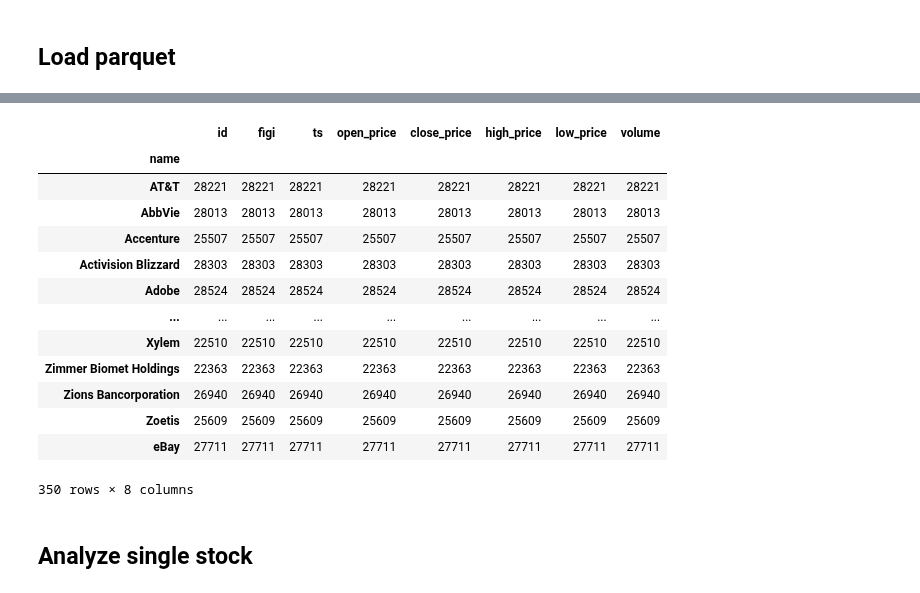
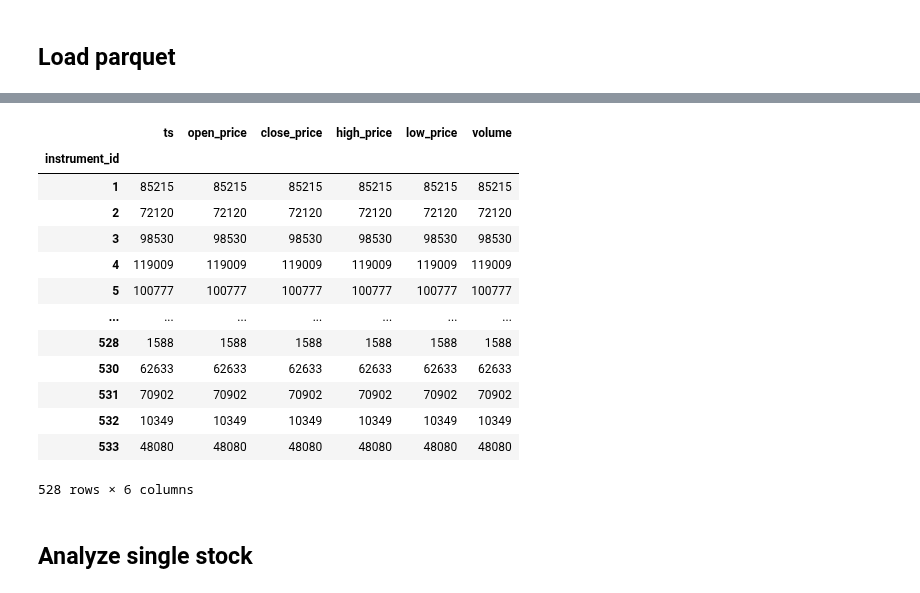
Before and after one commit to crabio/tinkoff-invest-bot, a Jupyter notebook: candles_analyzer/analyze.ipynb, the cells around one changed output, grey strips where cells are left out. Drawn from its saved outputs; the diff is of its cells as text; code cells hidden in the pictures.

```diff
--- a/candles_analyzer/analyze.ipynb
+++ b/candles_analyzer/analyze.ipynb
@@ -23,20 +23,20 @@ df.head()
 # %%
-df.groupby("name").count()
+df.groupby("instrument_id").count()
 # %% [output]
-|  | id | figi | ts | open_price | close_price | high_price | low_price | volume |
-| name |  |  |  |  |  |  |  |  |
-| AT&T | 28221 | 28221 | 28221 | 28221 | 28221 | 28221 | 28221 | 28221 |
-| AbbVie | 28013 | 28013 | 28013 | 28013 | 28013 | 28013 | 28013 | 28013 |
-| Accenture | 25507 | 25507 | 25507 | 25507 | 25507 | 25507 | 25507 | 25507 |
-| Activision Blizzard | 28303 | 28303 | 28303 | 28303 | 28303 | 28303 | 28303 | 28303 |
-| Adobe | 28524 | 28524 | 28524 | 28524 | 28524 | 28524 | 28524 | 28524 |
-| ... | ... | ... | ... | ... | ... | ... | ... | ... |
-| Xylem | 22510 | 22510 | 22510 | 22510 | 22510 | 22510 | 22510 | 22510 |
-| Zimmer Biomet Holdings | 22363 | 22363 | 22363 | 22363 | 22363 | 22363 | 22363 | 22363 |
-| Zions Bancorporation | 26940 | 26940 | 26940 | 26940 | 26940 | 26940 | 26940 | 26940 |
-| Zoetis | 25609 | 25609 | 25609 | 25609 | 25609 | 25609 | 25609 | 25609 |
-| eBay | 27711 | 27711 | 27711 | 27711 | 27711 | 27711 | 27711 | 27711 |
+|  | ts | open_price | close_price | high_price | low_price | volume |
+| instrument_id |  |  |  |  |  |  |
+| 1 | 85215 | 85215 | 85215 | 85215 | 85215 | 85215 |
+| 2 | 72120 | 72120 | 72120 | 72120 | 72120 | 72120 |
+| 3 | 98530 | 98530 | 98530 | 98530 | 98530 | 98530 |
+| 4 | 119009 | 119009 | 119009 | 119009 | 119009 | 119009 |
+| 5 | 100777 | 100777 | 100777 | 100777 | 100777 | 100777 |
+| ... | ... | ... | ... | ... | ... | ... |
+| 528 | 1588 | 1588 | 1588 | 1588 | 1588 | 1588 |
+| 530 | 62633 | 62633 | 62633 | 62633 | 62633 | 62633 |
+| 531 | 70902 | 70902 | 70902 | 70902 | 70902 | 70902 |
+| 532 | 10349 | 10349 | 10349 | 10349 | 10349 | 10349 |
+| 533 | 48080 | 48080 | 48080 | 48080 | 48080 | 48080 |
-350 rows × 8 columns
+528 rows × 6 columns
 # %% [markdown]
 ## Analyze single stock
 # %% [markdown]
```
Also changed, not shown: parts of 11 cells of this notebook, 3 other files.
